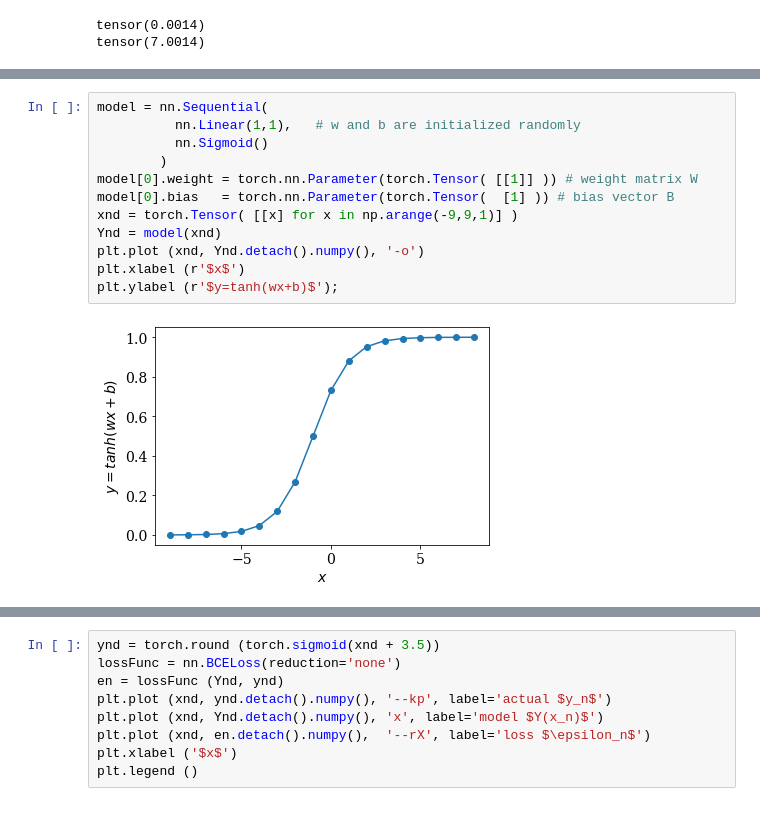
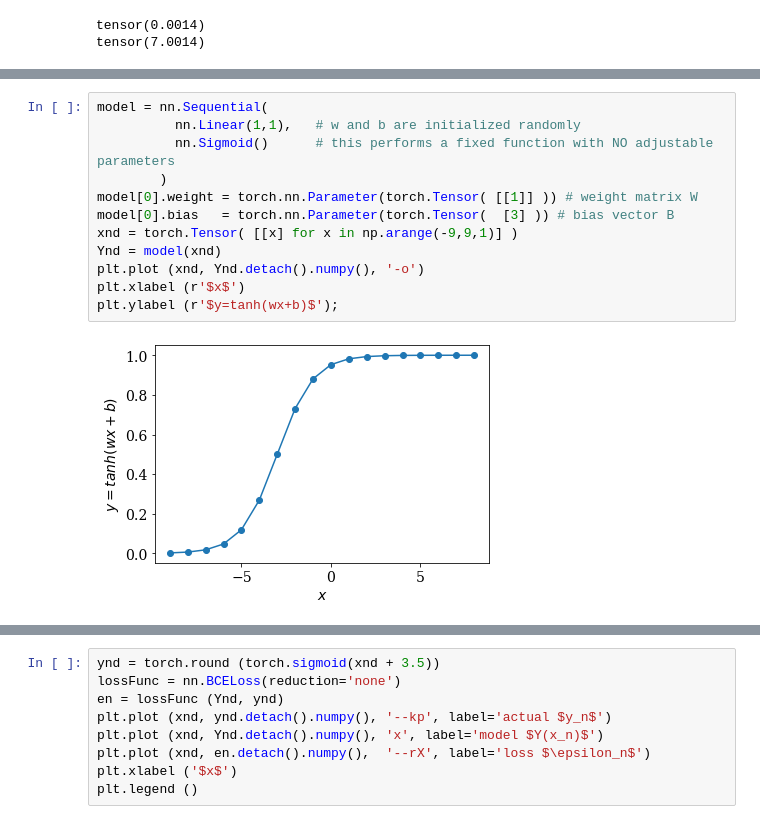
Before and after one commit to lohyenlee/ml, a Jupyter notebook: Torch01-Layers.ipynb, the cells around one changed output, grey strips where cells are left out. Saved outputs shown, nothing was run; the diff lists cells and outputs as text.

```diff
--- a/Torch01-Layers.ipynb
+++ b/Torch01-Layers.ipynb
@@ -200,17 +228,17 @@ This is accomplished using torch.nn.Sequential. (The Mathematica equivalent is N
 # %%
 model = nn.Sequential(
           nn.Linear(1,1),   # w and b are initialized randomly
-          nn.Sigmoid()
+          nn.Sigmoid()      # this performs a fixed function with NO adjustable parameters
         )
 model[0].weight = torch.nn.Parameter(torch.Tensor( [[1]] )) # weight matrix W
-model[0].bias   = torch.nn.Parameter(torch.Tensor(  [1] )) # bias vector B
+model[0].bias   = torch.nn.Parameter(torch.Tensor(  [3] )) # bias vector B
 xnd = torch.Tensor( [[x] for x in np.arange(-9,9,1)] )
 Ynd = model(xnd)
 plt.plot (xnd, Ynd.detach().numpy(), '-o')
 plt.xlabel (r'$x$')
 plt.ylabel (r'$y=tanh(wx+b)$');
 # %% [output]
-[figure, old version]
+[figure, new version]
 # %% [markdown]
 Moreover, one typically takes the classifier output and the training output and feeds them into a loss function to get the loss:
 
```
Also changed, not shown: parts of 14 cells of this notebook.
